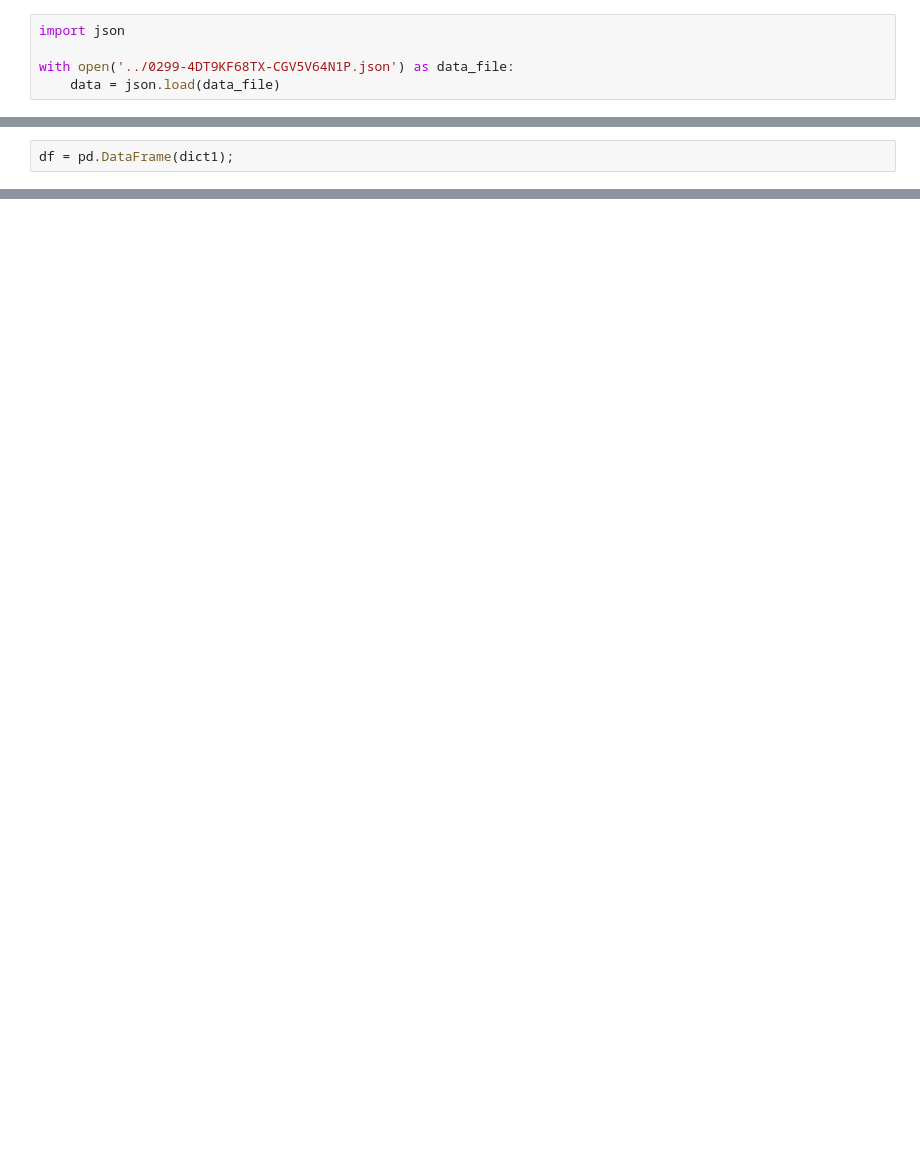
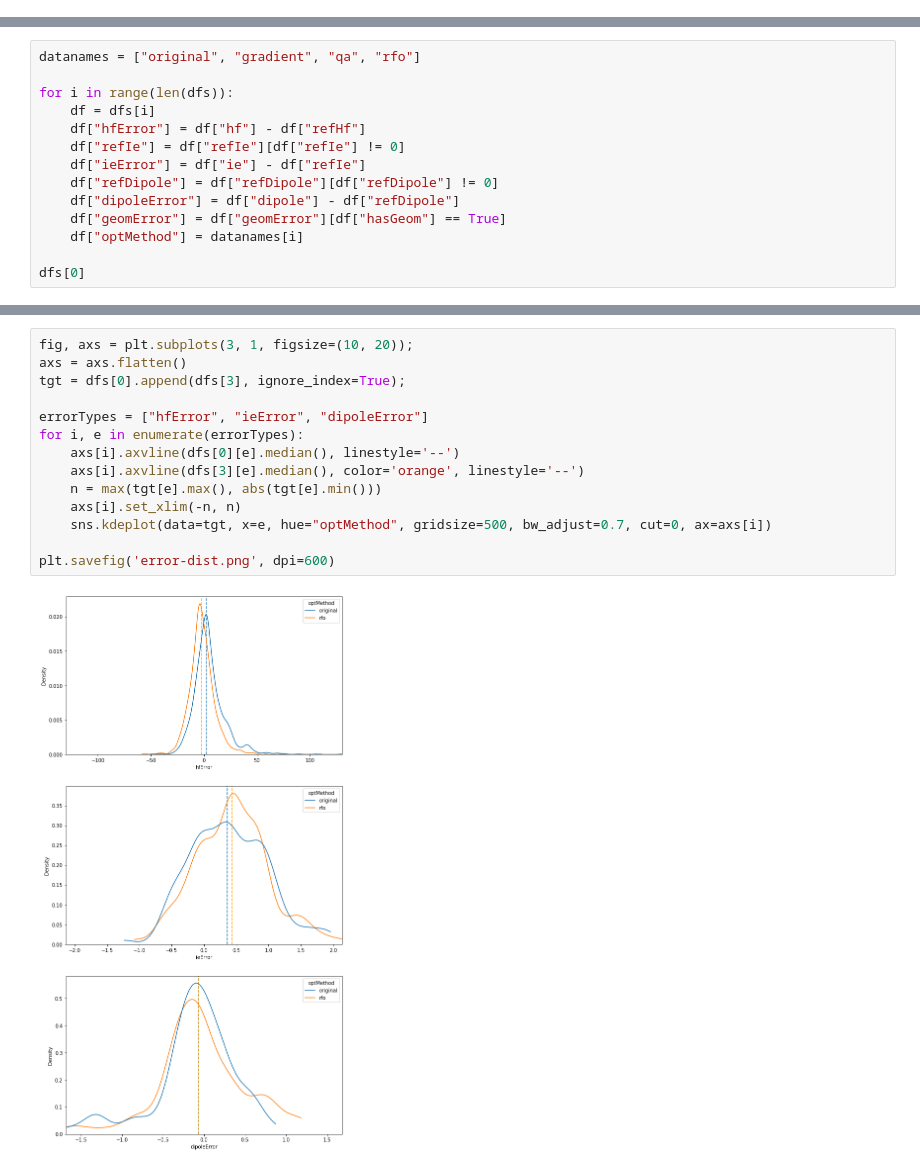
Before and after one commit to BluSteve/STYau122, a Jupyter notebook: python/Analysis.ipynb, the cells around one changed output, grey strips where cells are left out. Saved outputs shown, nothing was run; the diff lists cells and outputs as text; blank space fills up the shorter version.

Commit message:
data analysis

```diff
--- a/python/Analysis.ipynb
+++ b/python/Analysis.ipynb
@@ -3,6 +1 @@ import pandas as pd
-# %%
-import json
-
-with open('../0299-4DT9KF68TX-CGV5V64N1P.json') as data_file:
-    data = json.load(data_file)
 # %%
@@ -20,2 +48,0 @@ dict1 = [{
-# %%
-df = pd.DataFrame(dict1);
@@ -90,0 +49,14 @@ sns.distplot(dfsorted.error[0:-100])
+# %%
+datanames = ["original", "gradient", "qa", "rfo"]
+
+for i in range(len(dfs)):
+    df = dfs[i]
+    df["hfError"] = df["hf"] - df["refHf"]
+    df["refIe"] = df["refIe"][df["refIe"] != 0]
+    df["ieError"] = df["ie"] - df["refIe"]
+    df["refDipole"] = df["refDipole"][df["refDipole"] != 0]
+    df["dipoleError"] = df["dipole"] - df["refDipole"]
+    df["geomError"] = df["geomError"][df["hasGeom"] == True]
+    df["optMethod"] = datanames[i]
+
+dfs[0]
@@ -90,0 +101,16 @@ sns.distplot(dfsorted.error[0:-100])
+# %%
+fig, axs = plt.subplots(3, 1, figsize=(10, 20));
+axs = axs.flatten()
+tgt = dfs[0].append(dfs[3], ignore_index=True);
+
+errorTypes = ["hfError", "ieError", "dipoleError"]
+for i, e in enumerate(errorTypes):
+    axs[i].axvline(dfs[0][e].median(), linestyle='--')
+    axs[i].axvline(dfs[3][e].median(), color='orange', linestyle='--')
+    n = max(tgt[e].max(), abs(tgt[e].min()))
+    axs[i].set_xlim(-n, n)
+    sns.kdeplot(data=tgt, x=e, hue="optMethod", gridsize=500, bw_adjust=0.7, cut=0, ax=axs[i])
+
+plt.savefig('error-dist.png', dpi=600)
+# %% [output]
+[figure, added]
```
Also changed, not shown: parts of 18 cells of this notebook, 8 other files.
